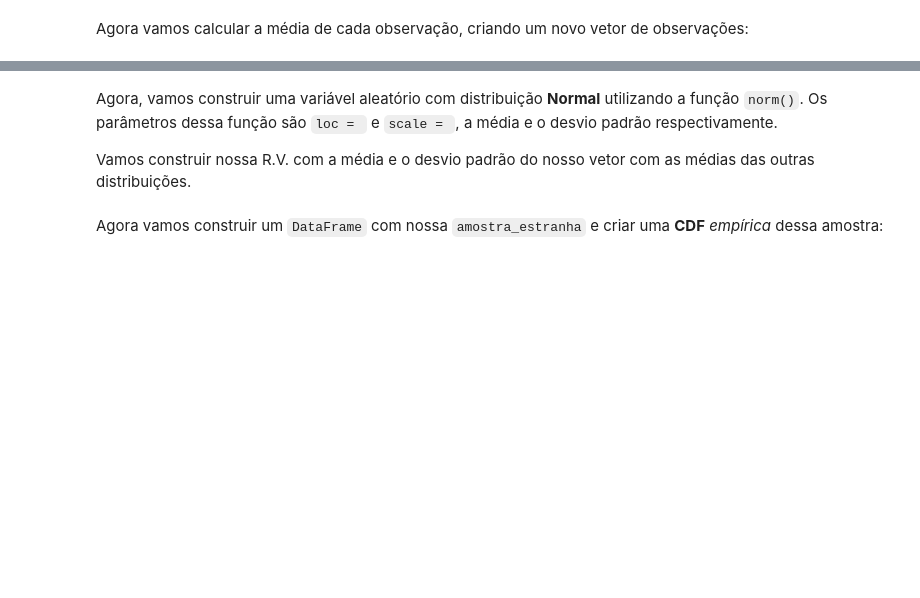
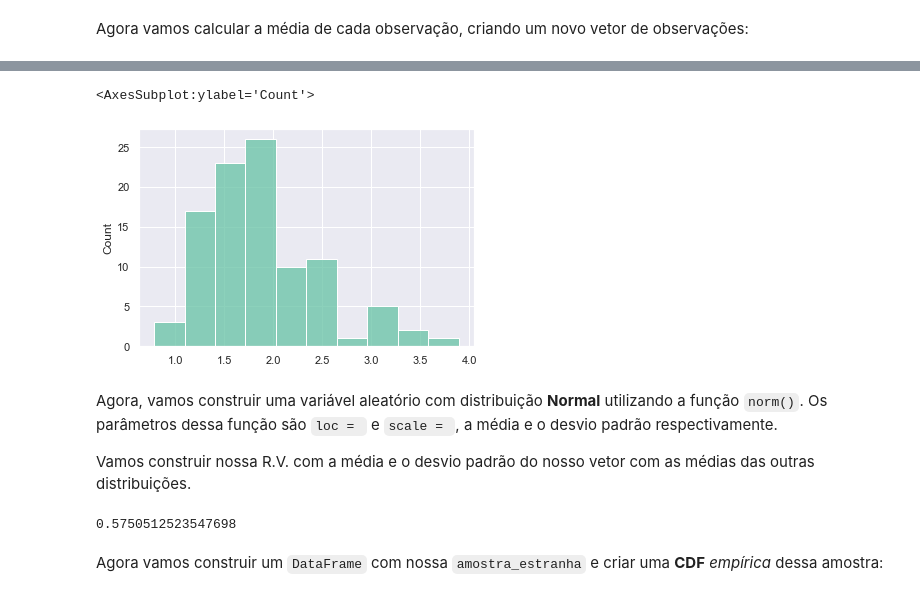
Before and after one commit to pedroteche-ih/79_PT_JUN2022, a Jupyter notebook: aulas/79 DA PT JUN-2022 Probabilidade.ipynb, the cells around one changed output, grey strips where cells are left out. Drawn from its saved outputs; the diff is of its cells as text; code cells hidden in the pictures; blank space fills up the shorter version.

```diff
--- a/aulas/79 DA PT JUN-2022 Probabilidade.ipynb
+++ b/aulas/79 DA PT JUN-2022 Probabilidade.ipynb
@@ -206,4 +284,4 @@ numero_coroa_justa(10)
 # %% [markdown]
 A função acima retorna o **número de coroas**, *N*, em *M* lances de uma moeda justa. Vamos utilizar essa função para amostrar a distribuição Binomial através de uma `list comprehension`:
 # %%
-amostra_binomial = [numero_coroa_justa(10) for i in range(100)]
+amostra_binomial = [numero_coroa_justa(10) for i in range(1000)]
@@ -292,10 +463,10 @@ Uma segunda distribuição diretamente ligada à Distribuição de Bernoulli é
 No nosso exemplo da moeda justa, a distribuição **Geométrica** mede a probabilidade de observarmos a primeira *coroa* no primeiro, segundo, terceiro... teste. Vamos construir uma função de amostragem para distribuição geométrica:
 # %%
 def primeira_coroa_justa():
-    i = 0
+    i = 1
     while True:
-        if jogar_moeda_justa() == "coroa":
-            i += 1
+        resultado_lance = jogar_moeda_justa()
+        if resultado_lance == "coroa":
             return i
         else:
             i += 1
@@ -304,6 +477,6 @@ primeira_coroa_justa()
 # %% [markdown]
 Agora vamos utilizar uma `list comprehension` para construir uma amostra dessa distribuição:
 # %%
-amostra_geo = [primeira_coroa_justa() for i in range(100)]
+amostra_geo = [primeira_coroa_justa() for i in range(1000)]
 # %%
 amostra_geo[1:10]
@@ -365,4 +565,4 @@ def simular_er(p):
 # %%
 def numero_eventos_raros(amostras):
-    amostra = [simular_er() for i in range(int(amostras))]
+    amostra = [simular_er(p) for i in range(int(amostras))]
     return Counter(amostra)["raro"]
@@ -591,8 +1020,17 @@ amostra_estranha
+# %%
+sns.histplot(amostra_estranha)
+# %% [output]
+<AxesSubplot:ylabel='Count'>
+[figure, added]
 # %% [markdown]
 Agora, vamos construir uma variável aleatório com distribuição **Normal** utilizando a função `norm()`. Os parâmetros dessa função são `loc = ` e `scale = `, a média e o desvio padrão respectivamente.
 
 Vamos construir nossa R.V. com a média e o desvio padrão do nosso vetor com as médias das outras distribuições.
 # %%
 dist_norm = sp.stats.norm(loc=np.mean(amostra_estranha), scale=np.std(amostra_estranha))
+# %%
+np.std(amostra_estranha)
+# %% [output]
+0.5750512523547698
 # %% [markdown]
 Agora vamos construir um `DataFrame` com nossa `amostra_estranha` e criar uma **CDF** *empírica* dessa amostra:
```
Also changed, not shown: parts of 81 cells of this notebook, 2 other files.
